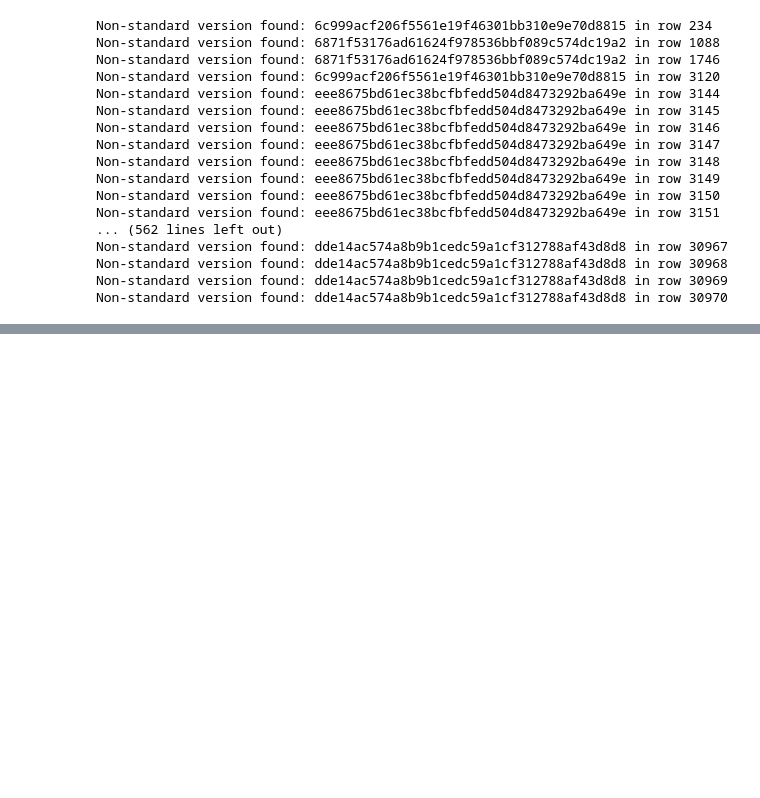
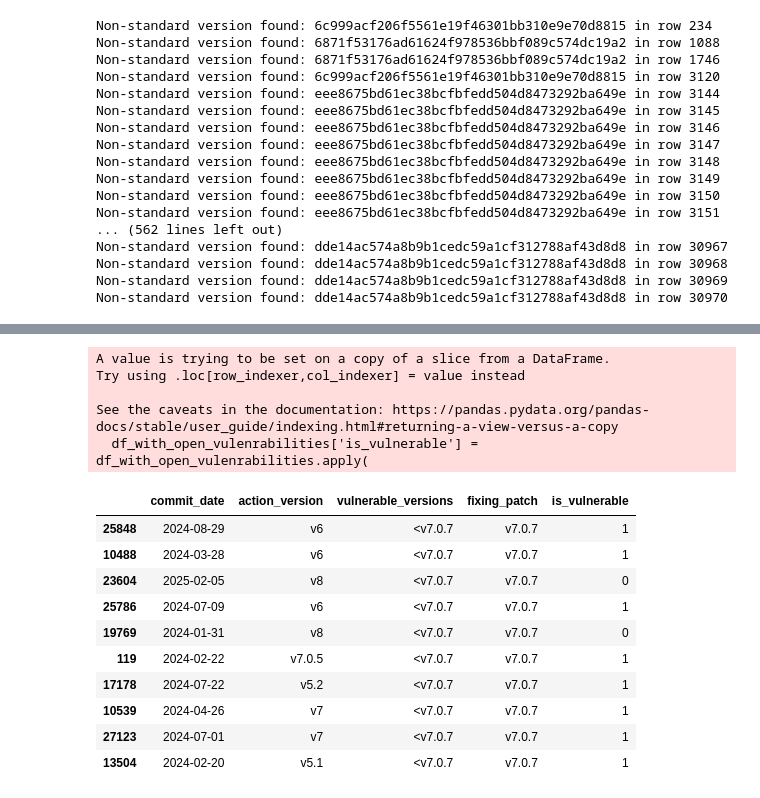
Before and after one commit to Vaibhav150123045/pipeline-level-analysis-main, a Jupyter notebook: analysis.ipynb, the cells around one changed output, grey strips where cells are left out. Drawn from its saved outputs; the diff is of its cells as text; code cells hidden in the pictures; blank space fills up the shorter version.

```diff
--- a/analysis.ipynb
+++ b/analysis.ipynb
@@ -522,0 +561,5 @@ Non-standard version found: 6871f53176ad61624f978536bbf089c574dc19a2 in row 1949
+# %%
+# Extract date part and convert to datetime
+df_branch_names['commit_date'] = pd.to_datetime(df['commit_datetime'].str[:10].str.replace(':', '-'))
+
+df_branch_names['commit_date'].head()
@@ -522,0 +573,19 @@ Non-standard version found: 6871f53176ad61624f978536bbf089c574dc19a2 in row 1949
+# %%
+import pandas as pd
+
+# Ensure commit_date is in datetime format
+df_branch_names['commit_date'] = pd.to_datetime(df_branch_names['commit_date'])
+
+# Define the date thresholds
+date1 = pd.Timestamp('2023-12-07')
+date2 = pd.Timestamp('2025-07-27')
+
+# Apply the logic
+df_branch_names['vulnerable_versions'] = pd.cut(
+    df_branch_names['commit_date'],
+    bins=[pd.Timestamp.min, date1, date2, pd.Timestamp.max],
+    labels=['none', '<v7.0.7', '<=v8.2.1'],
+    right=False  # ensures >= logic for boundaries
+)
+
+df_branch_names[['action_version','commit_date', 'vulnerable_versions']].sample(10)
@@ -522,0 +618,2 @@ Non-standard version found: 6871f53176ad61624f978536bbf089c574dc19a2 in row 1949
+# %%
+df_with_open_vulenrabilities = df_branch_names[df_branch_names['vulnerable_versions'] != 'none']
@@ -522,0 +650,2 @@ Non-standard version found: 6871f53176ad61624f978536bbf089c574dc19a2 in row 1949
+# %%
+df_with_open_vulenrabilities['fixing_patch'] = 'v7.0.7'
@@ -522,0 +712,25 @@ Non-standard version found: 6871f53176ad61624f978536bbf089c574dc19a2 in row 1949
+# %%
+import pandas as pd
+
+# Apply comparison logic
+df_with_open_vulenrabilities['is_vulnerable'] = df_with_open_vulenrabilities.apply(
+    lambda row: 0 if compare_versions(row['action_version'], row['fixing_patch']) >= 0 else 1,
+    axis=1
+)
+# %% [output]
+A value is trying to be set on a copy of a slice from a DataFrame.
+Try using .loc[row_indexer,col_indexer] = value instead
+
+See the caveats in the documentation: https://pandas.pydata.org/pandas-docs/stable/user_guide/indexing.html#returning-a-view-versus-a-copy
+  df_with_open_vulenrabilities['is_vulnerable'] = df_with_open_vulenrabilities.apply(
+|  | commit_date | action_version | vulnerable_versions | fixing_patch | is_vulnerable |
+| 25848 | 2024-08-29 | v6 | <v7.0.7 | v7.0.7 | 1 |
+| 10488 | 2024-03-28 | v6 | <v7.0.7 | v7.0.7 | 1 |
+| 23604 | 2025-02-05 | v8 | <v7.0.7 | v7.0.7 | 0 |
+| 25786 | 2024-07-09 | v6 | <v7.0.7 | v7.0.7 | 1 |
+| 19769 | 2024-01-31 | v8 | <v7.0.7 | v7.0.7 | 0 |
+| 119 | 2024-02-22 | v7.0.5 | <v7.0.7 | v7.0.7 | 1 |
+| 17178 | 2024-07-22 | v5.2 | <v7.0.7 | v7.0.7 | 1 |
+| 10539 | 2024-04-26 | v7 | <v7.0.7 | v7.0.7 | 1 |
+| 27123 | 2024-07-01 | v7 | <v7.0.7 | v7.0.7 | 1 |
+| 13504 | 2024-02-20 | v5.1 | <v7.0.7 | v7.0.7 | 1 |
```
Also changed, not shown: parts of 21 cells of this notebook.
